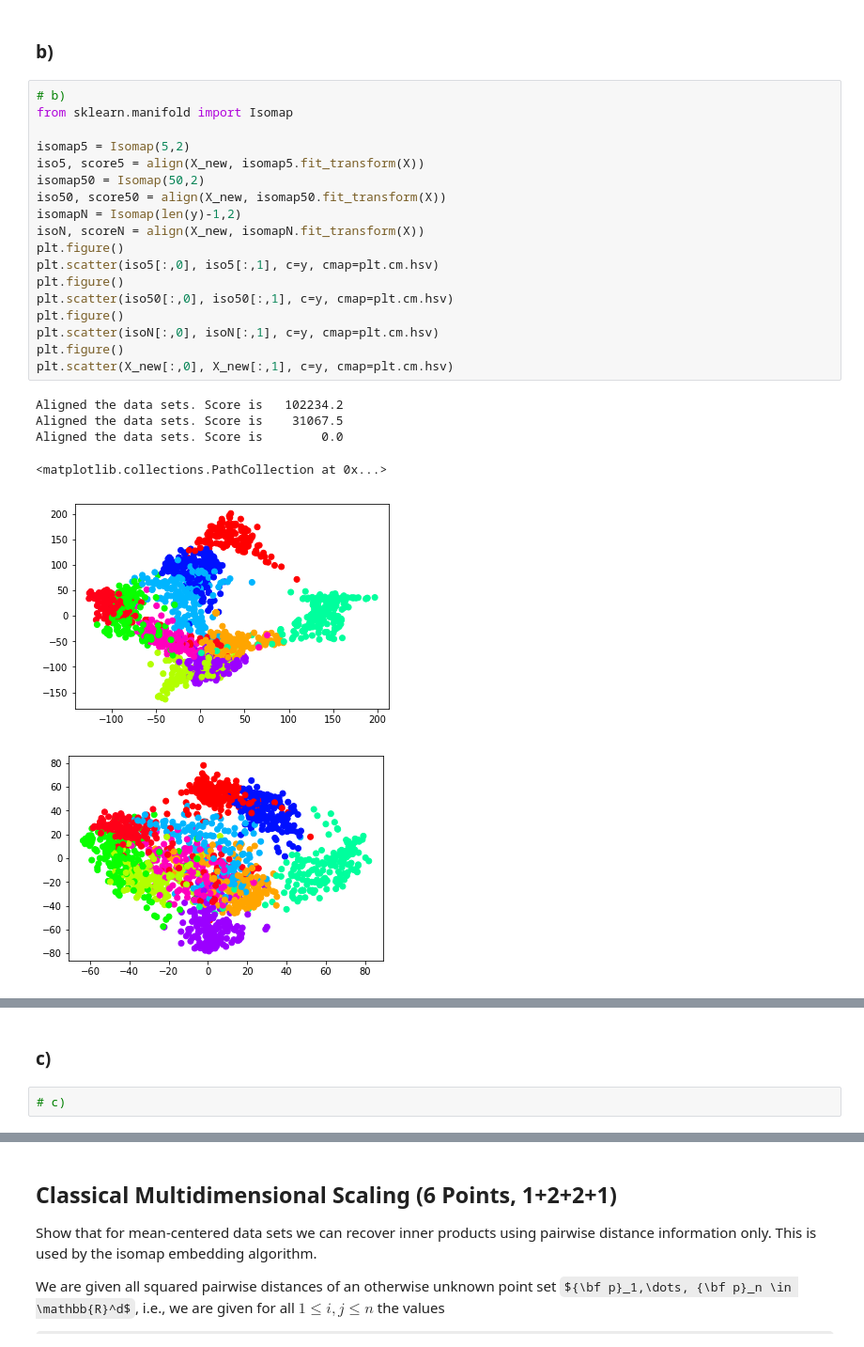
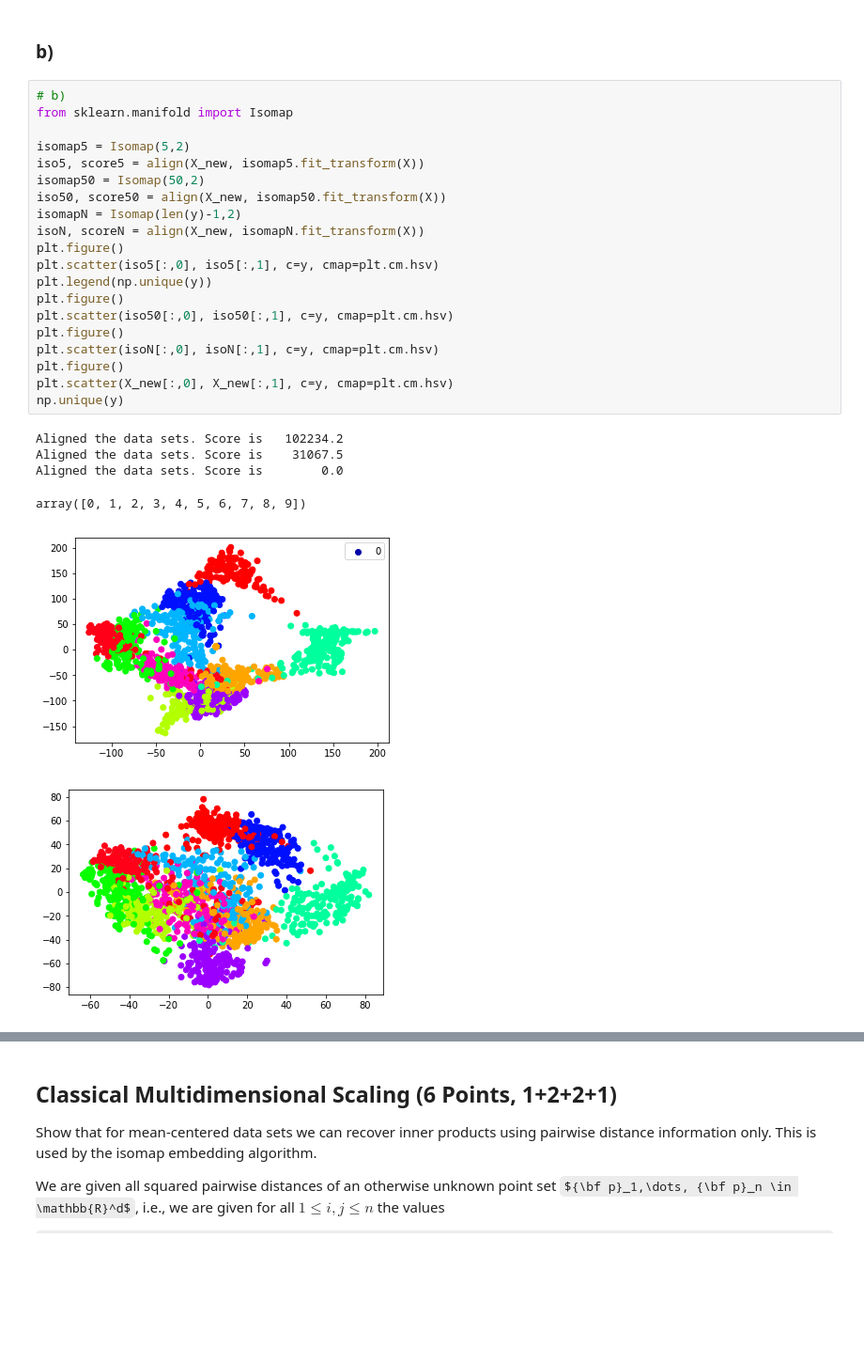
Before and after one commit to Ylja/ML-course, a Jupyter notebook: Assignment 3.ipynb, the cells around one changed output, grey strips where cells are left out. Shown: that part at 94% size. Cells and saved outputs as stored; diff of their text form; some formulas as TeX source; blank space fills up the shorter version.

```diff
--- a/Assignment 3.ipynb
+++ b/Assignment 3.ipynb
@@ -80,31 +80,29 @@ plt.scatter(X_new[:,0], X_new[:,1], c=y, cmap=plt.cm.prism)
 # %%
 # b)
 from sklearn.manifold import Isomap
 
 isomap5 = Isomap(5,2)
 iso5, score5 = align(X_new, isomap5.fit_transform(X))
 isomap50 = Isomap(50,2)
 iso50, score50 = align(X_new, isomap50.fit_transform(X))
 isomapN = Isomap(len(y)-1,2)
 isoN, scoreN = align(X_new, isomapN.fit_transform(X))
 plt.figure()
 plt.scatter(iso5[:,0], iso5[:,1], c=y, cmap=plt.cm.hsv)
+plt.legend(np.unique(y))
 plt.figure()
 plt.scatter(iso50[:,0], iso50[:,1], c=y, cmap=plt.cm.hsv)
 plt.figure()
 plt.scatter(isoN[:,0], isoN[:,1], c=y, cmap=plt.cm.hsv)
 plt.figure()
 plt.scatter(X_new[:,0], X_new[:,1], c=y, cmap=plt.cm.hsv)
+np.unique(y)
 # %% [output]
 Aligned the data sets. Score is   102234.2
 Aligned the data sets. Score is    31067.5
 Aligned the data sets. Score is        0.0
-<matplotlib.collections.PathCollection at 0x...>
+array([0, 1, 2, 3, 4, 5, 6, 7, 8, 9])
-[figure, old version]
+[figure, new version]
 [figure]
 [figure]
 [figure]
-# %% [markdown]
-### c)
-# %%
-# c)
```
Also changed, not shown: parts of 1 cell of this notebook.
